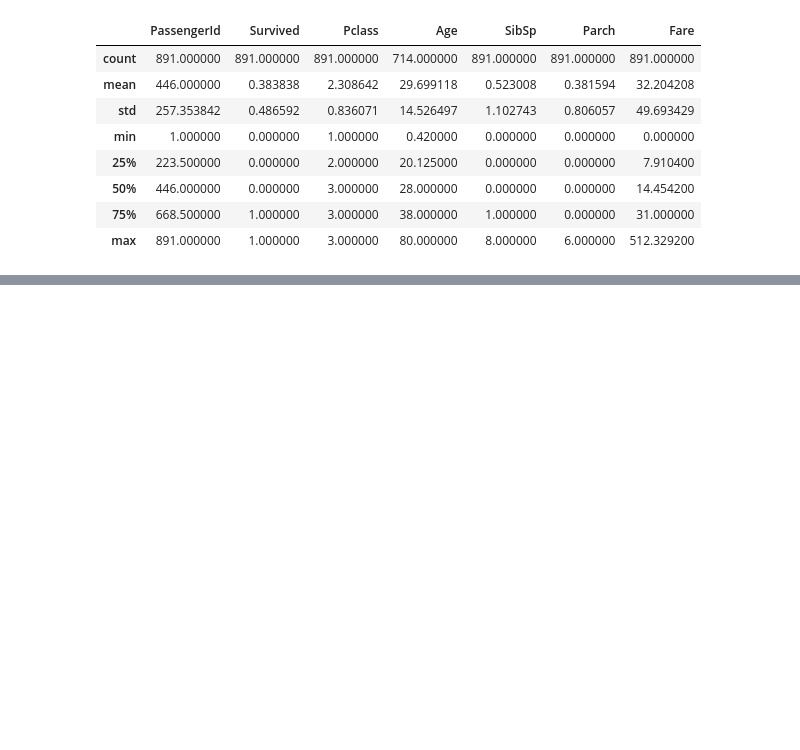
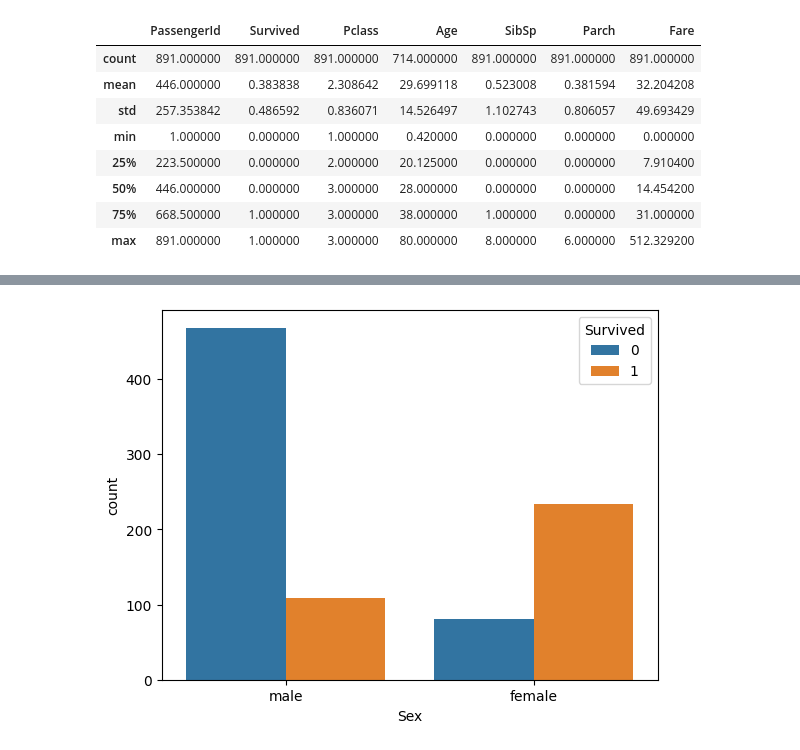
Before and after one commit to dinesh16adh/Data-Science-Projects., a Jupyter notebook: Titanic Data Analysis/eda_of_titanic_dataset_with_python_analysis.ipynb, the cells around one changed output, grey strips where cells are left out. Saved outputs shown, nothing was run; the diff lists cells and outputs as text; code cells hidden in the pictures; blank space fills up the shorter version.

```diff
--- a/Titanic Data Analysis/eda_of_titanic_dataset_with_python_analysis.ipynb
+++ b/Titanic Data Analysis/eda_of_titanic_dataset_with_python_analysis.ipynb
@@ -73,0 +108,5 @@ train_data.describe()
+# %%
+sns.countplot(x="Sex",hue="Survived",data=train_data)
+plt.show()
+# %% [output]
+[figure, added]
```
Also changed, not shown: parts of 15 cells of this notebook.
